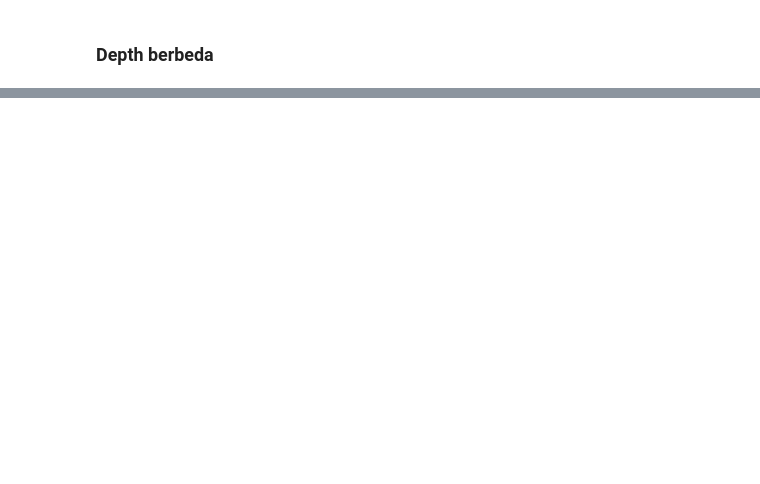
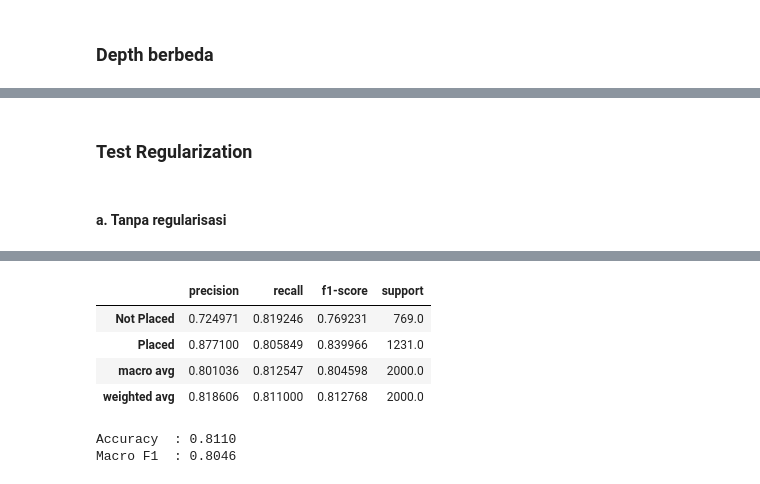
Before and after one commit to DiyahSusan/Tubes1-IF3270-ciamso, a Jupyter notebook: src/test.ipynb, the cells around one changed output, grey strips where cells are left out. Cells and saved outputs as stored; diff of their text form; code cells hidden in the pictures; blank space fills up the shorter version.

Commit message:
feat: add testing for regularization and sklearn comparison

```diff
--- a/src/test.ipynb
+++ b/src/test.ipynb
@@ -501,0 +502,2 @@ Epoch 10/10, Train Loss=0.615250, Val Loss=0.615500
+# %% [markdown]
+### Test Regularization
@@ -501,0 +559,23 @@ Epoch 10/10, Train Loss=0.615250, Val Loss=0.615500
+# %%
+# init hyperparameter untuk regularization
+EPOCHS = 20
+BATCH_SIZE = 32
+LEARNING_RATE = 0.01
+REG_LAMBDA = 0.001
+SEED = 42
+# %% [markdown]
+#### a. Tanpa regularisasi
+# %%
+model_none = build_regularization_model(l1_lambda=0.0, l2_lambda=0.0, seed=SEED)
+
+history_none = model_none.train(
+    X_train_np, y_train_np,
+    X_val_np, y_val_np,
+    epochs=EPOCHS,
+    batch_size=BATCH_SIZE,
+    learning_rate=LEARNING_RATE,
+    verbose=1
+)
+
+result_none = evaluate_binary_model(model_none, X_val_np, y_val_np, "No Regularization")
+# %% [output]
@@ -501,0 +599,7 @@ Epoch 10/10, Train Loss=0.615250, Val Loss=0.615500
+|  | precision | recall | f1-score | support |
+| Not Placed | 0.724971 | 0.819246 | 0.769231 | 769.0 |
+| Placed | 0.877100 | 0.805849 | 0.839966 | 1231.0 |
+| macro avg | 0.801036 | 0.812547 | 0.804598 | 2000.0 |
+| weighted avg | 0.818606 | 0.811000 | 0.812768 | 2000.0 |
+Accuracy  : 0.8110
+Macro F1  : 0.8046
```
Also changed, not shown: parts of 21 cells of this notebook.
